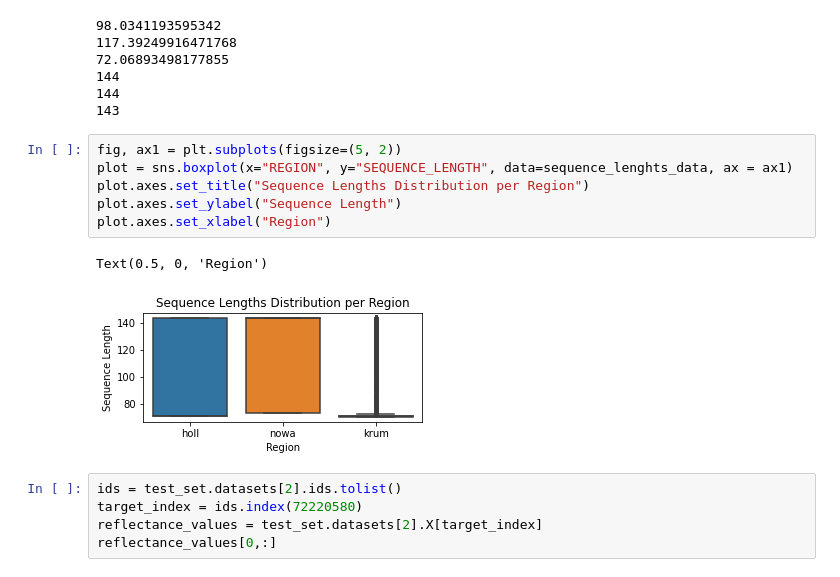
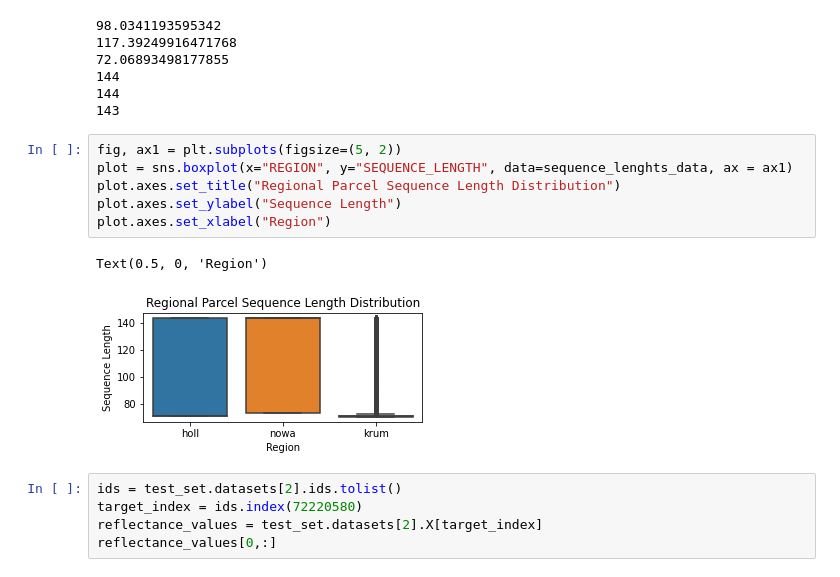
Before and after one commit to IvicaObadic/crop-type-classification-explainability, a Jupyter notebook: notebooks/dataset_descriptive_analyzer.ipynb, the cells around one changed output. Drawn from its saved outputs; the diff is of its cells as text.

```diff
--- a/notebooks/dataset_descriptive_analyzer.ipynb
+++ b/notebooks/dataset_descriptive_analyzer.ipynb
@@ -77,12 +77,12 @@ sequence_lenghts_data = pd.DataFrame(all_data, columns = ["REGION", "SEQUENCE_LE
 # %%
 fig, ax1 = plt.subplots(figsize=(5, 2))
 plot = sns.boxplot(x="REGION", y="SEQUENCE_LENGTH", data=sequence_lenghts_data, ax = ax1)
-plot.axes.set_title("Sequence Lengths Distribution per Region")
+plot.axes.set_title("Regional Parcel Sequence Length Distribution")
 plot.axes.set_ylabel("Sequence Length")
 plot.axes.set_xlabel("Region")
 # %% [output]
 Text(0.5, 0, 'Region')
-[figure, old version]
+[figure, new version]
 # %%
 ids = test_set.datasets[2].ids.tolist()
 target_index = ids.index(72220580)
```
Also changed, not shown: 13 other files.
